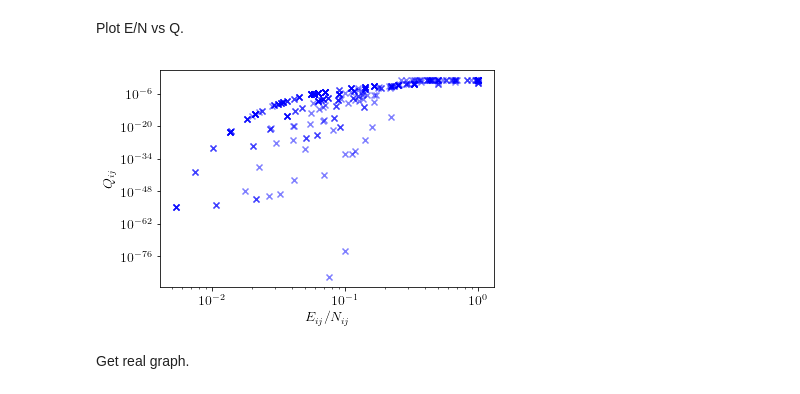
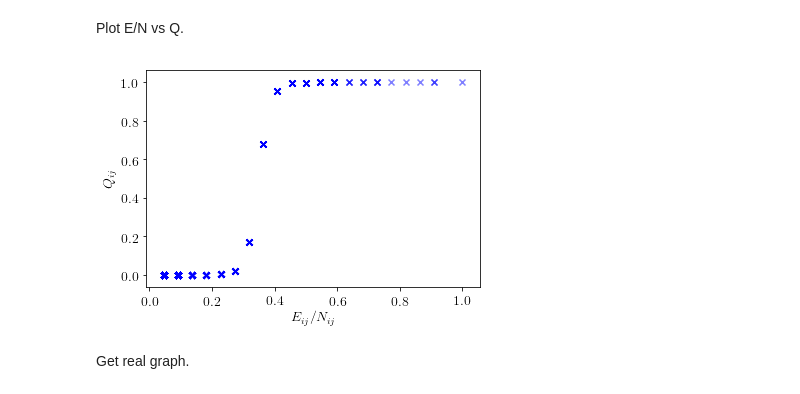
Before and after one commit to yokaiAG/Stage2019, a Jupyter notebook: Code/Newman_scalable_adaptiveW.ipynb, the cells around one changed output. Saved outputs shown, nothing was run; the diff lists cells and outputs as text; code cells hidden in the pictures.

```diff
--- a/Code/Newman_scalable_adaptiveW.ipynb
+++ b/Code/Newman_scalable_adaptiveW.ipynb
@@ -114,0 +111,3 @@ max(flatten(E))
+# %%
+print(max(flatten(E)))
+N = {u:max(flatten(E)) for u in N}
@@ -203,7 +204,7 @@ for k in range(repetitions):
         results['b'].append(b)
         print("w, a, b = {}, {}, {}".format(w,a,b))
 
-    except e:
+    except Exception as e:
         print(e)
         continue
 # %% [output]
@@ -282,7 +283,7 @@ top 5 values for b and proportion
 # %% [markdown]
 Set w,a,b to some chosen values among the results and compute Q accordingly. Plot Q distribution.
 # %%
-w, a, b = 0.0118, 0.21451, 0.04089
+w, a, b = 0.011695729550672674, 0.5056544095498646, 0.09107885548808684
 
 # compute Q
 Q = dict()
@@ -301,7 +302,7 @@ plt.rcParams["figure.figsize"] = [6,4]
 plt.hist(flatten(Q), facecolor='yellow', edgecolor='red')
 plt.xlabel("Edge probability a posteriori")
 plt.ylabel("Number of occurences")
-plt.savefig(out_path + "Q_distrib.pdf")
+# plt.savefig(out_path + "Q_distrib.pdf")
 plt.show()
 plt.close()
 # %% [output]
@@ -316,24 +317,26 @@ Plot E/N vs Q.
 # %%
 plt.rcParams["figure.figsize"] = [6,4]
 x2plot, y2plot = list(), list()
 for i in E:
     for j in E[i]:
         x2plot.append(E[i][j] / N[i])
+#         x2plot.append(E[i][j])
         y2plot.append(Q[i][j])
 # x2plot = flatten(E)
 # y2plot = flatten(Q)
 fig, ax = plt.subplots()
-ax.set_xscale('log') # log scale
-ax.set_yscale('log') # log scale
+# ax.set_xscale('log') # log scale
+# ax.set_yscale('log') # log scale
 ax.scatter(x2plot, y2plot, color='blue', marker='x', alpha=.5)
 # plt.xlabel("Number of retweets")
 # plt.ylabel("Edge proba a posteriori")
 plt.xlabel(r"$E_{ij} / N_{ij}$")
+# plt.xlabel(r"$E_{ij}$")
 plt.ylabel(r"$Q_{ij}$")
-plt.savefig(out_path + "EvsQ.pdf")
+plt.savefig(out_path + "EfracN_vsQ.pdf")
 # plt.show()
 # %% [output]
-[figure, old version]
+[figure, new version]
 # %% [markdown]
 Get real graph.
 # %%
```
Also changed, not shown: parts of 12 cells of this notebook, 1 other file.
